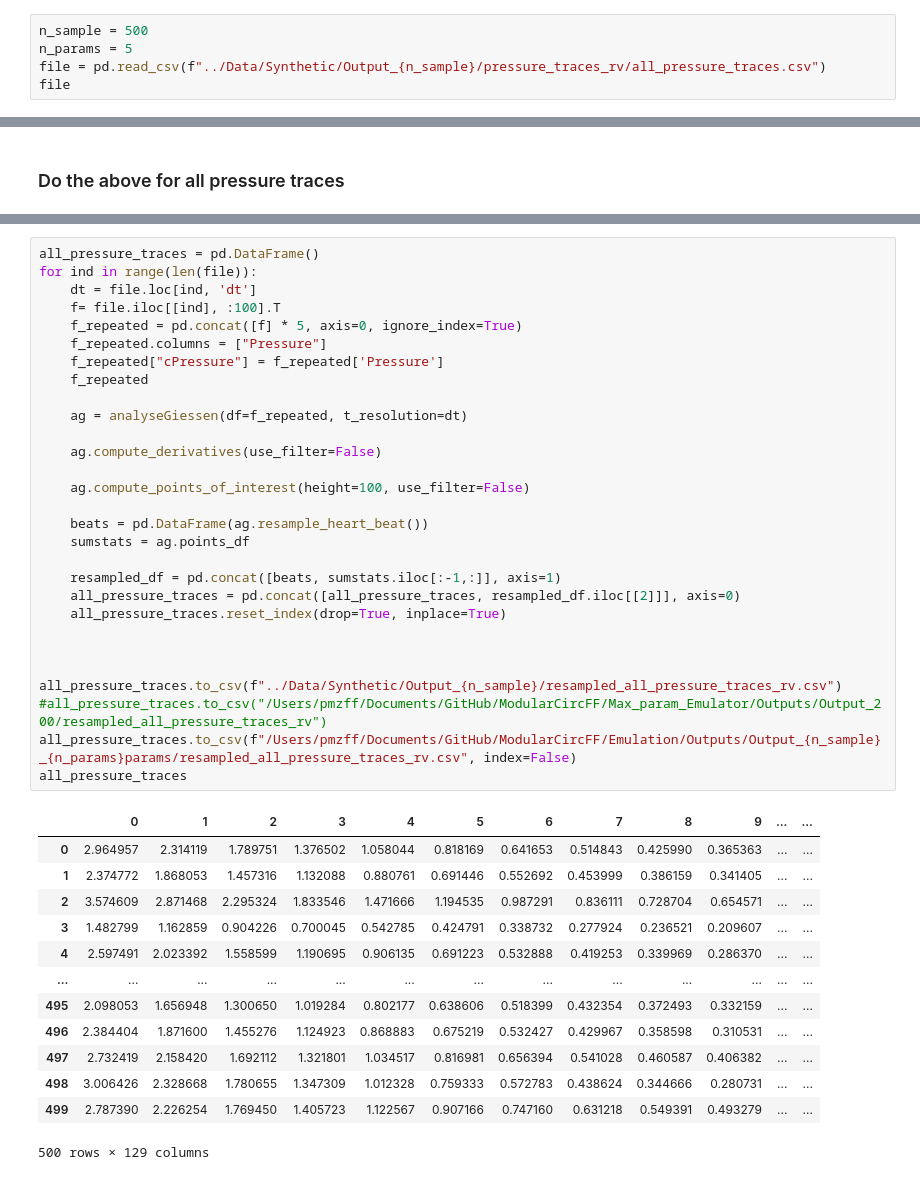
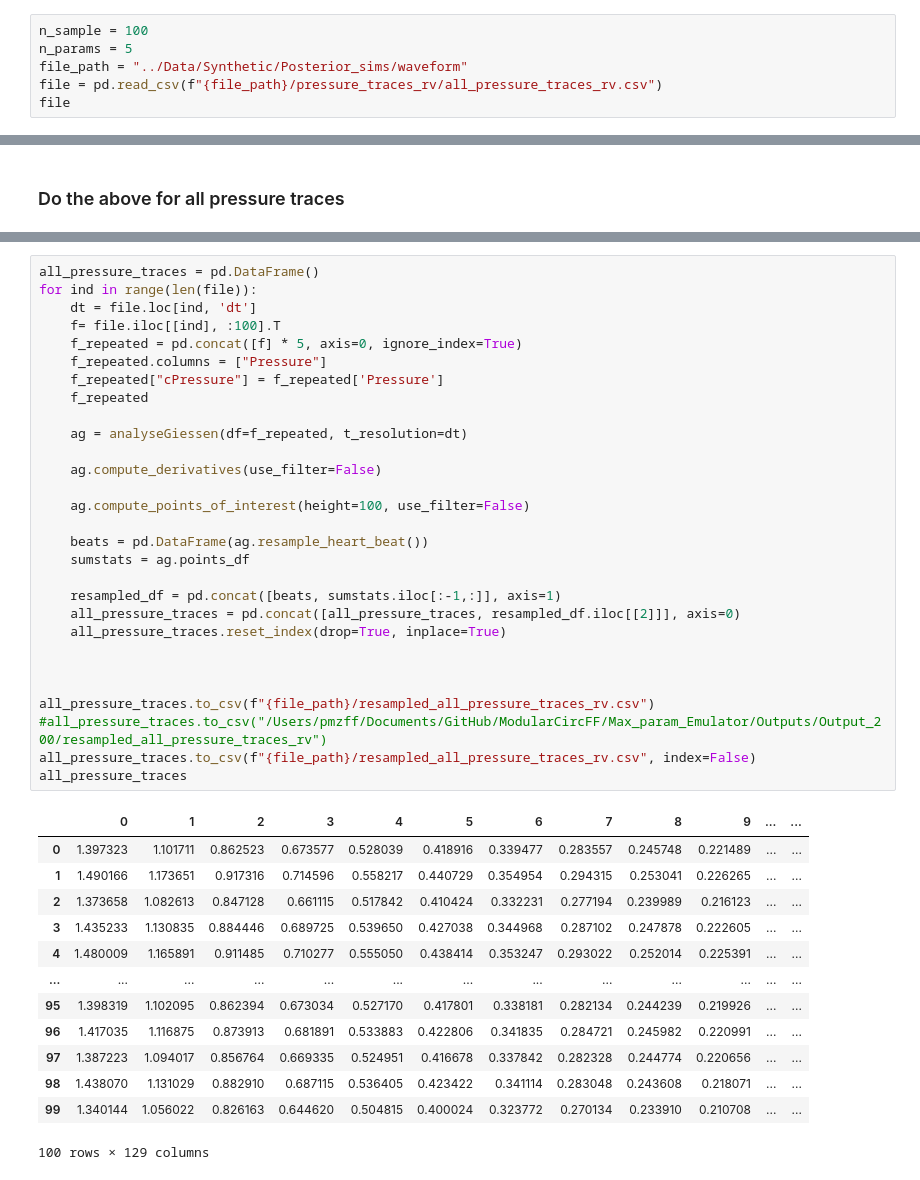
Before and after one commit to MaxBalmus/GiessenDataAnalysis, a Jupyter notebook: Tutorials/resample_synthetic.ipynb, the cells around one changed output, grey strips where cells are left out. Cells and saved outputs as stored; diff of their text form.

```diff
--- a/Tutorials/resample_synthetic.ipynb
+++ b/Tutorials/resample_synthetic.ipynb
@@ -3,9 +3,10 @@ from AnalysisGiessen import analyseGiessen
 import pandas as pd
 import numpy as np
 # %%
-n_sample = 500
+n_sample = 100
 n_params = 5
-file = pd.read_csv(f"../Data/Synthetic/Output_{n_sample}/pressure_traces_rv/all_pressure_traces.csv")
+file_path = "../Data/Synthetic/Posterior_sims/waveform"
+file = pd.read_csv(f"{file_path}/pressure_traces_rv/all_pressure_traces_rv.csv")
 file
 # %% [output]
 |  | 0 | 1 | 2 | 3 | 4 | 5 | 6 | 7 | 8 | 9 | ... | ... |
@@ -102,43 +103,43 @@ file
 # %%
 all_pressure_traces = pd.DataFrame()
 for ind in range(len(file)):
     dt = file.loc[ind, 'dt']
     f= file.iloc[[ind], :100].T
     f_repeated = pd.concat([f] * 5, axis=0, ignore_index=True)
     f_repeated.columns = ["Pressure"]
     f_repeated["cPressure"] = f_repeated['Pressure']
     f_repeated
 
     ag = analyseGiessen(df=f_repeated, t_resolution=dt)
 
     ag.compute_derivatives(use_filter=False)
 
     ag.compute_points_of_interest(height=100, use_filter=False)
 
     beats = pd.DataFrame(ag.resample_heart_beat())
     sumstats = ag.points_df
 
     resampled_df = pd.concat([beats, sumstats.iloc[:-1,:]], axis=1)
     all_pressure_traces = pd.concat([all_pressure_traces, resampled_df.iloc[[2]]], axis=0)
     all_pressure_traces.reset_index(drop=True, inplace=True)
 
 
 
-all_pressure_traces.to_csv(f"../Data/Synthetic/Output_{n_sample}/resampled_all_pressure_traces_rv.csv")
+all_pressure_traces.to_csv(f"{file_path}/resampled_all_pressure_traces_rv.csv")
 #all_pressure_traces.to_csv("/Users/pmzff/Documents/GitHub/ModularCircFF/Max_param_Emulator/Outputs/Output_200/resampled_all_pressure_traces_rv")
-all_pressure_traces.to_csv(f"/Users/pmzff/Documents/GitHub/ModularCircFF/Emulation/Outputs/Output_{n_sample}_{n_params}params/resampled_all_pressure_traces_rv.csv", index=False)
+all_pressure_traces.to_csv(f"{file_path}/resampled_all_pressure_traces_rv.csv", index=False)
 all_pressure_traces
 # %% [output]
 |  | 0 | 1 | 2 | 3 | 4 | 5 | 6 | 7 | 8 | 9 | ... | ... |
-| 0 | 2.964957 | 2.314119 | 1.789751 | 1.376502 | 1.058044 | 0.818169 | 0.641653 | 0.514843 | 0.425990 | 0.365363 | ... | ... |
-| 1 | 2.374772 | 1.868053 | 1.457316 | 1.132088 | 0.880761 | 0.691446 | 0.552692 | 0.453999 | 0.386159 | 0.341405 | ... | ... |
-| 2 | 3.574609 | 2.871468 | 2.295324 | 1.833546 | 1.471666 | 1.194535 | 0.987291 | 0.836111 | 0.728704 | 0.654571 | ... | ... |
-| 3 | 1.482799 | 1.162859 | 0.904226 | 0.700045 | 0.542785 | 0.424791 | 0.338732 | 0.277924 | 0.236521 | 0.209607 | ... | ... |
-| 4 | 2.597491 | 2.023392 | 1.558599 | 1.190695 | 0.906135 | 0.691223 | 0.532888 | 0.419253 | 0.339969 | 0.286370 | ... | ... |
+| 0 | 1.397323 | 1.101711 | 0.862523 | 0.673577 | 0.528039 | 0.418916 | 0.339477 | 0.283557 | 0.245748 | 0.221489 | ... | ... |
+| 1 | 1.490166 | 1.173651 | 0.917316 | 0.714596 | 0.558217 | 0.440729 | 0.354954 | 0.294315 | 0.253041 | 0.226265 | ... | ... |
+| 2 | 1.373658 | 1.082613 | 0.847128 | 0.661115 | 0.517842 | 0.410424 | 0.332231 | 0.277194 | 0.239989 | 0.216123 | ... | ... |
+| 3 | 1.435233 | 1.130835 | 0.884446 | 0.689725 | 0.539650 | 0.427038 | 0.344968 | 0.287102 | 0.247878 | 0.222605 | ... | ... |
+| 4 | 1.480009 | 1.165891 | 0.911485 | 0.710277 | 0.555050 | 0.438414 | 0.353247 | 0.293022 | 0.252014 | 0.225391 | ... | ... |
 | ... | ... | ... | ... | ... | ... | ... | ... | ... | ... | ... | ... | ... |
-| 495 | 2.098053 | 1.656948 | 1.300650 | 1.019284 | 0.802177 | 0.638606 | 0.518399 | 0.432354 | 0.372493 | 0.332159 | ... | ... |
-| 496 | 2.384404 | 1.871600 | 1.455276 | 1.124923 | 0.868883 | 0.675219 | 0.532427 | 0.429967 | 0.358598 | 0.310531 | ... | ... |
-| 497 | 2.732419 | 2.158420 | 1.692112 | 1.321801 | 1.034517 | 0.816981 | 0.656394 | 0.541028 | 0.460587 | 0.406382 | ... | ... |
-| 498 | 3.006426 | 2.328668 | 1.780655 | 1.347309 | 1.012328 | 0.759333 | 0.572783 | 0.438624 | 0.344666 | 0.280731 | ... | ... |
-| 499 | 2.787390 | 2.226254 | 1.769450 | 1.405723 | 1.122567 | 0.907166 | 0.747160 | 0.631218 | 0.549391 | 0.493279 | ... | ... |
+| 95 | 1.398319 | 1.102095 | 0.862394 | 0.673034 | 0.527170 | 0.417801 | 0.338181 | 0.282134 | 0.244239 | 0.219926 | ... | ... |
+| 96 | 1.417035 | 1.116875 | 0.873913 | 0.681891 | 0.533883 | 0.422806 | 0.341835 | 0.284721 | 0.245982 | 0.220991 | ... | ... |
+| 97 | 1.387223 | 1.094017 | 0.856764 | 0.669335 | 0.524951 | 0.416678 | 0.337842 | 0.282328 | 0.244774 | 0.220656 | ... | ... |
+| 98 | 1.438070 | 1.131029 | 0.882910 | 0.687115 | 0.536405 | 0.423422 | 0.341114 | 0.283048 | 0.243608 | 0.218071 | ... | ... |
+| 99 | 1.340144 | 1.056022 | 0.826163 | 0.644620 | 0.504815 | 0.400024 | 0.323772 | 0.270134 | 0.233910 | 0.210708 | ... | ... |
-500 rows × 129 columns
+100 rows × 129 columns
```
Also changed, not shown: parts of 6 cells of this notebook, 2 other files.
